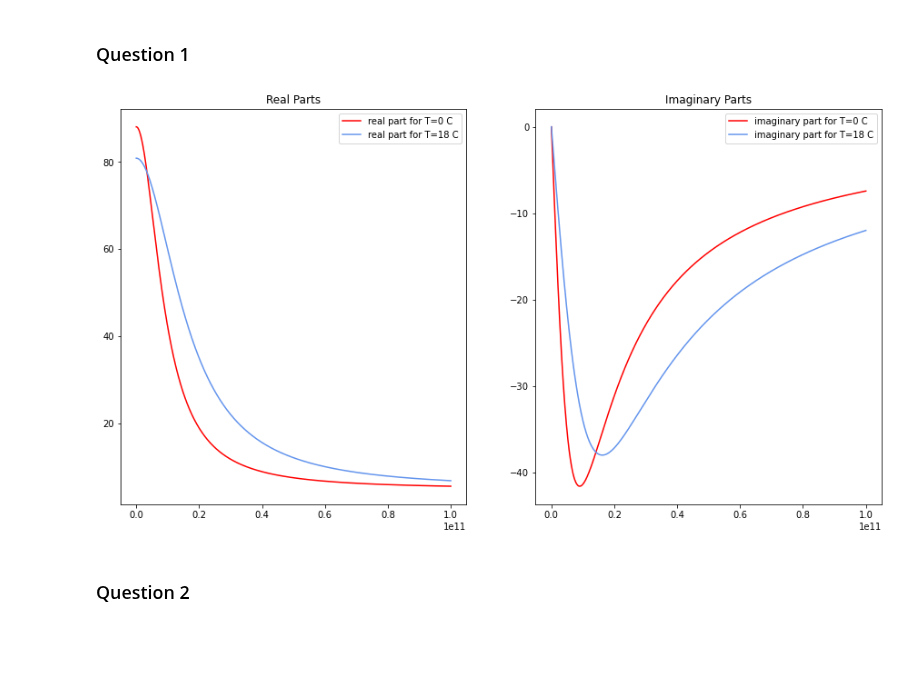
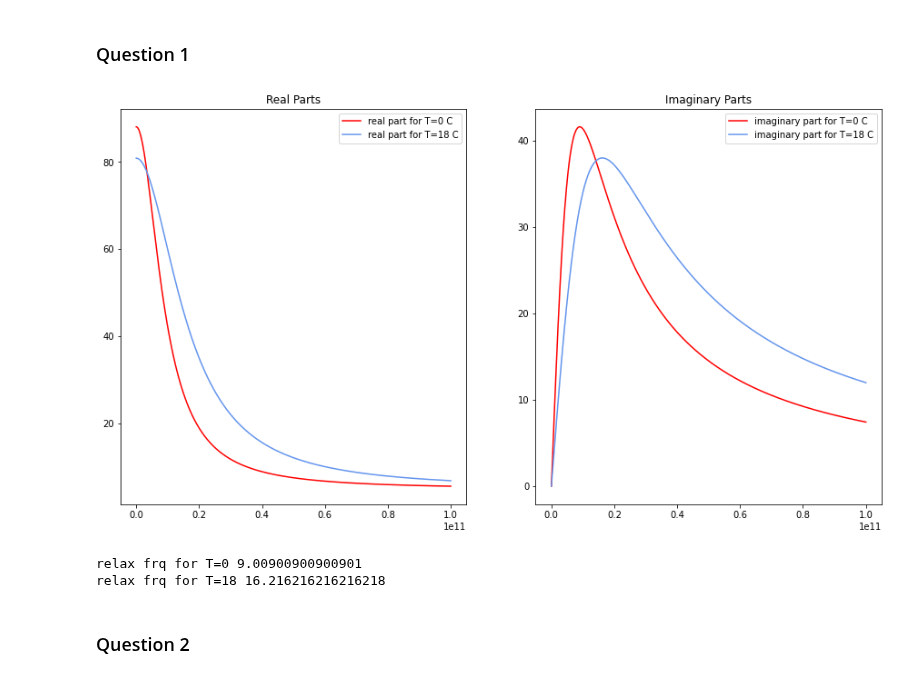
Before and after one commit to debnovalina/PPESO-Practical, a Jupyter notebook: microwave.ipynb, the cells around one changed output. Cells and saved outputs as stored; diff of their text form; code cells hidden in the pictures; blank space fills up the shorter version.

```diff
--- a/microwave.ipynb
+++ b/microwave.ipynb
@@ -26,24 +26,33 @@ def dielectric_water(f, T):
 # %%
 f = np.linspace(0, 100, 1000)*10**9
 
 
 real_0,ima_0=dielectric_water(f,0)
 real_18,ima_18=dielectric_water(f,18)
 
 figure,(ax1,ax2)=plt.subplots(1,2,figsize=(15,8))
 ax1.plot(f,real_0,label='real part for T=0 C',color='red')
 ax1.plot(f,real_18,label='real part for T=18 C',color='cornflowerblue')
 ax1.set_title('Real Parts')
 ax1.legend()
 
-ax2.plot(f,ima_0,label='imaginary part for T=0 C',color='red')
-ax2.plot(f,ima_18,label='imaginary part for T=18 C',color='cornflowerblue')
+ax2.plot(f,-ima_0,label='imaginary part for T=0 C',color='red')
+ax2.plot(f,-ima_18,label='imaginary part for T=18 C',color='cornflowerblue')
 ax2.set_title('Imaginary Parts')
 
 ax2.legend()
 
 plt.show()
+
+## Relaxation frequency
+indx_1=np.argmin(ima_0)
+indx_2=np.argmin(ima_18)
+
+print('relax frq for T=0',f[indx_1]*10**(-9))
+print('relax frq for T=18',f[indx_2]*10**(-9))
 # %% [output]
-[figure, old version]
+[figure, new version]
+relax frq for T=0 9.00900900900901
+relax frq for T=18 16.216216216216218
 # %% [markdown]
 ### Question 2
```
Also changed, not shown: parts of 2 cells of this notebook.
